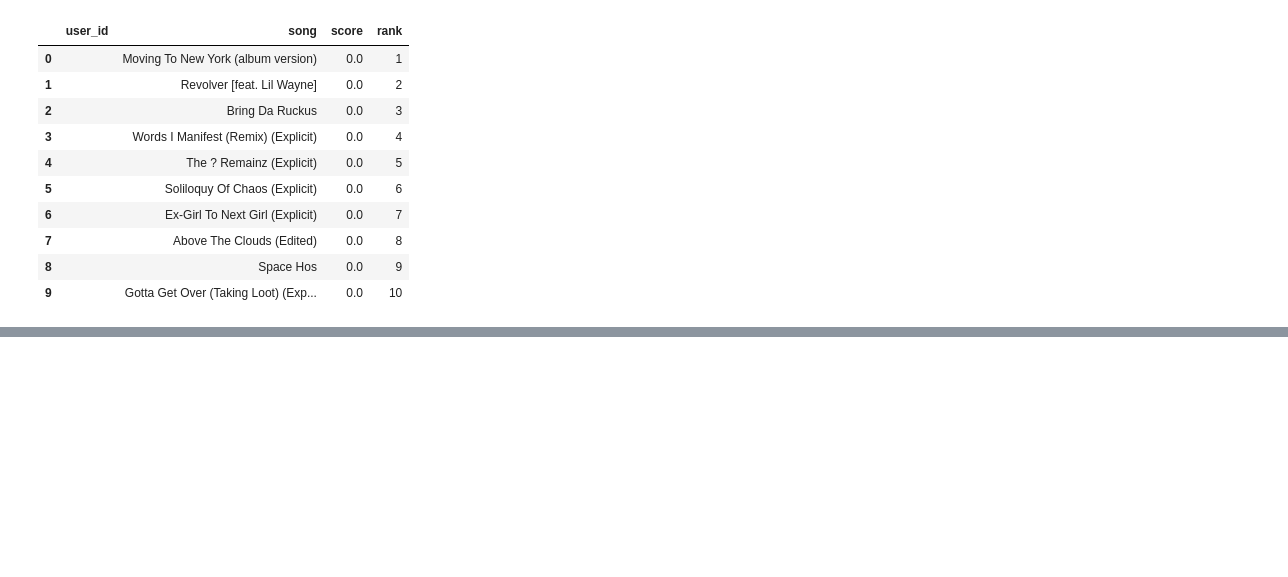
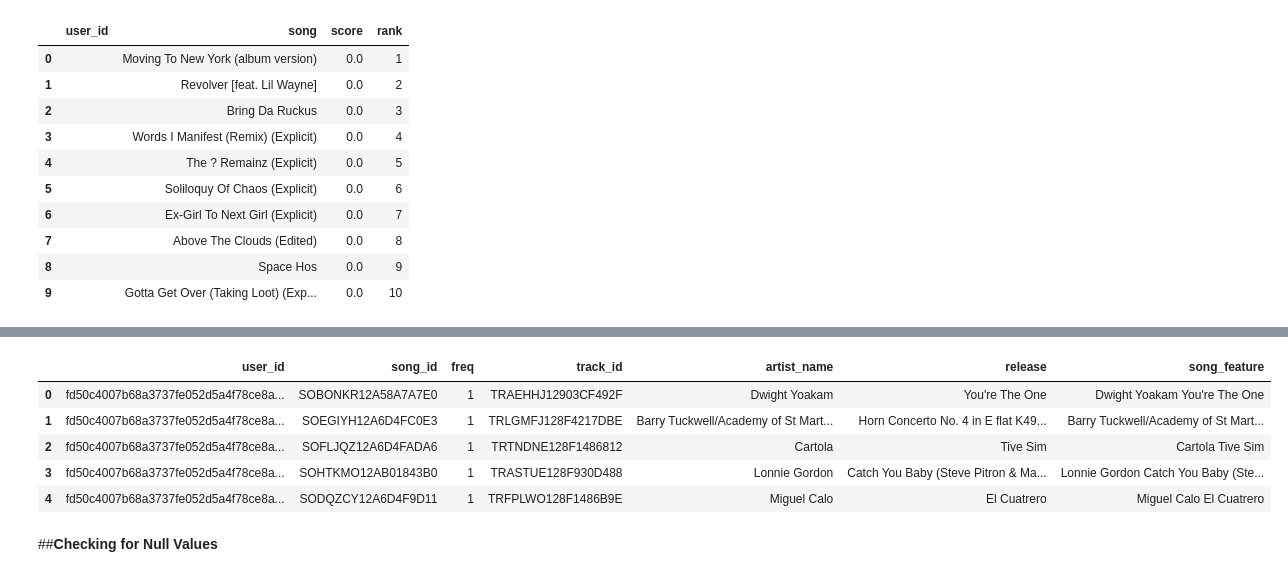
Before and after one commit to charithcherry/Innomatics_Internship_APR_21, a Jupyter notebook: Recommender System/Music_Rec_Sys.ipynb, the cells around one changed output, grey strips where cells are left out. Cells and saved outputs as stored; diff of their text form; code cells hidden in the pictures; blank space fills up the shorter version.

```diff
--- a/Recommender System/Music_Rec_Sys.ipynb
+++ b/Recommender System/Music_Rec_Sys.ipynb
@@ -711,0 +729,9 @@ Non zero values in cooccurence_matrix :0
+# %%
+song_df.head()
+# %% [output]
+|  | user_id | song_id | freq | track_id | artist_name | release | song_feature |
+| 0 | fd50c4007b68a3737fe052d5a4f78ce8a... | SOBONKR12A58A7A7E0 | 1 | TRAEHHJ12903CF492F | Dwight Yoakam | You're The One | Dwight Yoakam You're The One |
+| 1 | fd50c4007b68a3737fe052d5a4f78ce8a... | SOEGIYH12A6D4FC0E3 | 1 | TRLGMFJ128F4217DBE | Barry Tuckwell/Academy of St Mart... | Horn Concerto No. 4 in E flat K49... | Barry Tuckwell/Academy of St Mart... |
+| 2 | fd50c4007b68a3737fe052d5a4f78ce8a... | SOFLJQZ12A6D4FADA6 | 1 | TRTNDNE128F1486812 | Cartola | Tive Sim | Cartola Tive Sim |
+| 3 | fd50c4007b68a3737fe052d5a4f78ce8a... | SOHTKMO12AB01843B0 | 1 | TRASTUE128F930D488 | Lonnie Gordon | Catch You Baby (Steve Pitron & Ma... | Lonnie Gordon Catch You Baby (Ste... |
+| 4 | fd50c4007b68a3737fe052d5a4f78ce8a... | SODQZCY12A6D4F9D11 | 1 | TRFPLWO128F1486B9E | Miguel Calo | El Cuatrero | Miguel Calo El Cuatrero |
@@ -711,0 +741,2 @@ Non zero values in cooccurence_matrix :0
+# %% [markdown]
+##**Checking for Null Values**
```
Also changed, not shown: parts of 17 cells of this notebook.
